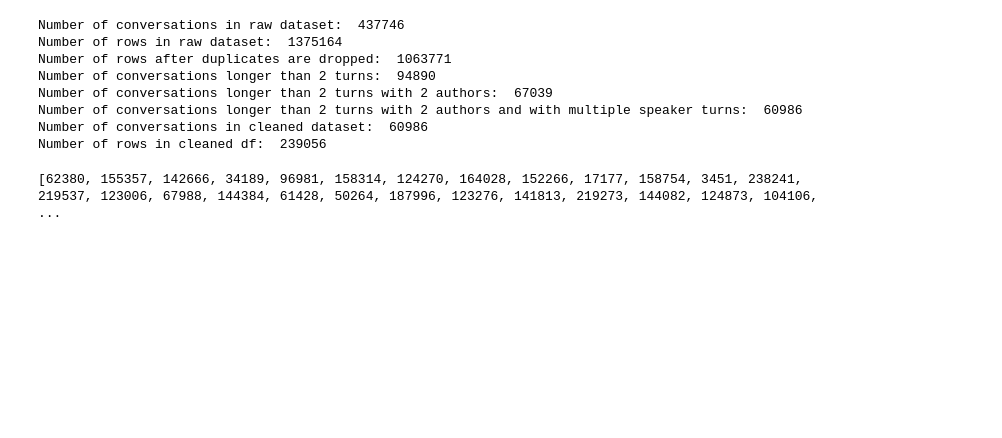
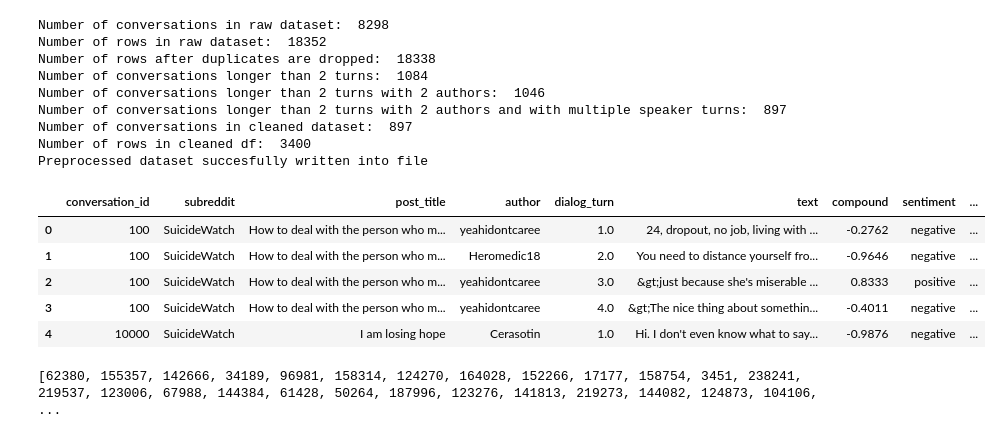
Before and after one commit to cetsen/therapeutic-chatbot, a Jupyter notebook: annotation.ipynb, the cells around one changed output. Saved outputs shown, nothing was run; the diff lists cells and outputs as text; code cells hidden in the pictures; blank space fills up the shorter version.

Commit message:
Added writing clean dataset to file

```diff
--- a/annotation.ipynb
+++ b/annotation.ipynb
@@ -12,7 +12,7 @@ warnings.simplefilter(action="ignore", category=SettingWithCopyWarning)
 pd.options.display.max_colwidth = 1000
 # %%
 col_names = ["conversation id","subreddit","post title","author","dialog turn","text","compound","sentiment","emotion prediction"]
-df = pd.read_csv("data/RED/offmychest_dyadic_convs_clean_emotion.csv", names=col_names, engine='python', dtype={'conversation id': 'unicode'})
+df = pd.read_csv("data/RED/anxietyhelp_dyadic_convs_clean_emotion.csv", names=col_names, engine='python', dtype={'conversation id': 'unicode'})
 df = df.rename(columns={'conversation id': 'conversation_id', 'post title': 'post_title', 'dialog turn': 'dialog_turn', 'emotion prediction': 'emotion_prediction'})
 print("Number of conversations in raw dataset: ", df['conversation_id'].nunique())
 print("Number of rows in raw dataset: ", len(df))
@@ -60,15 +60,29 @@ print("Number of conversations longer than 2 turns with 2 authors and with multi
 df = df.dropna(subset=['compound','sentiment','emotion_prediction'])
 print("Number of conversations in cleaned dataset: ", df['conversation_id'].nunique())
 print("Number of rows in cleaned df: ", len(df))
+
+df.drop(columns="index", inplace=True)
+df.to_csv("data/RED/clean/anxietyhelp_clean.csv", index=False)
+print("Preprocessed dataset succesfully written into file")
 # %% [output]
-Number of conversations in raw dataset:  437746
-Number of rows in raw dataset:  1375164
-Number of rows after duplicates are dropped:  1063771
-Number of conversations longer than 2 turns:  94890
-Number of conversations longer than 2 turns with 2 authors:  67039
-Number of conversations longer than 2 turns with 2 authors and with multiple speaker turns:  60986
-Number of conversations in cleaned dataset:  60986
-Number of rows in cleaned df:  239056
+Number of conversations in raw dataset:  8298
+Number of rows in raw dataset:  18352
+Number of rows after duplicates are dropped:  18338
+Number of conversations longer than 2 turns:  1084
+Number of conversations longer than 2 turns with 2 authors:  1046
+Number of conversations longer than 2 turns with 2 authors and with multiple speaker turns:  897
+Number of conversations in cleaned dataset:  897
+Number of rows in cleaned df:  3400
+Preprocessed dataset succesfully written into file
+# %%
+df.head()
+# %% [output]
+|  | conversation_id | subreddit | post_title | author | dialog_turn | text | compound | sentiment | ... |
+| 0 | 100 | SuicideWatch | How to deal with the person who m... | yeahidontcaree | 1.0 | 24, dropout, no job, living with ... | -0.2762 | negative | ... |
+| 1 | 100 | SuicideWatch | How to deal with the person who m... | Heromedic18 | 2.0 | You need to distance yourself fro... | -0.9646 | negative | ... |
+| 2 | 100 | SuicideWatch | How to deal with the person who m... | yeahidontcaree | 3.0 | &gt;just because she's miserable ... | 0.8333 | positive | ... |
+| 3 | 100 | SuicideWatch | How to deal with the person who m... | yeahidontcaree | 4.0 | &gt;The nice thing about somethin... | -0.4011 | negative | ... |
+| 4 | 10000 | SuicideWatch | I am losing hope | Cerasotin | 1.0 | Hi. I don't even know what to say... | -0.9876 | negative | ... |
 # %%
 # select a random sample without replacement
 # seed random number generator
```
